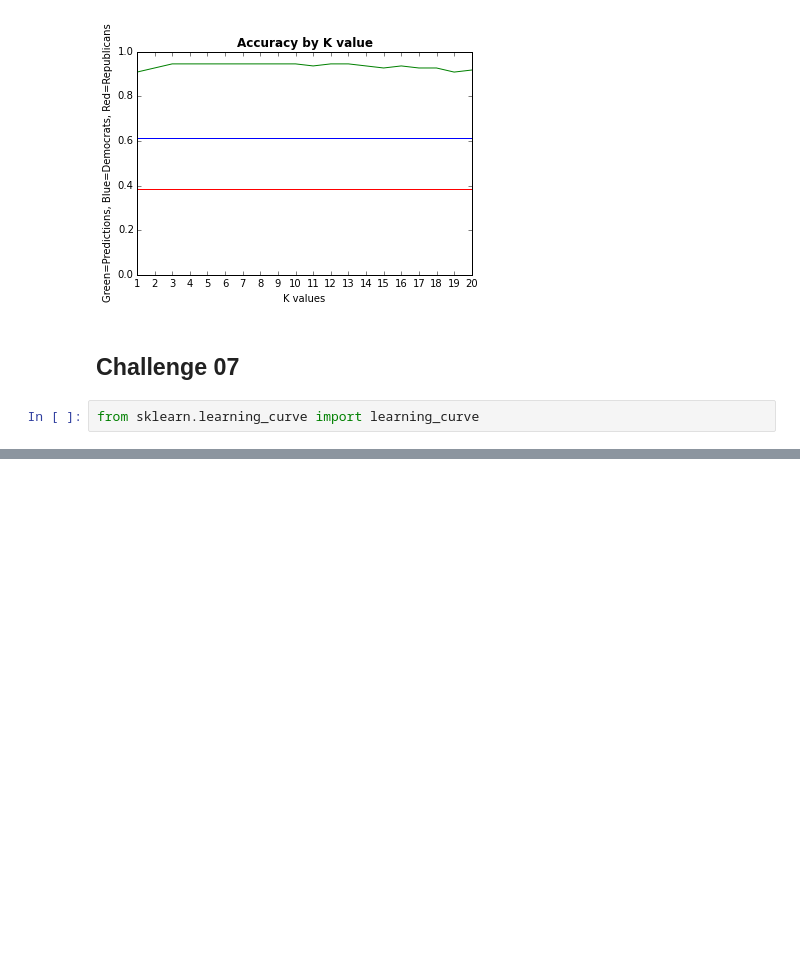
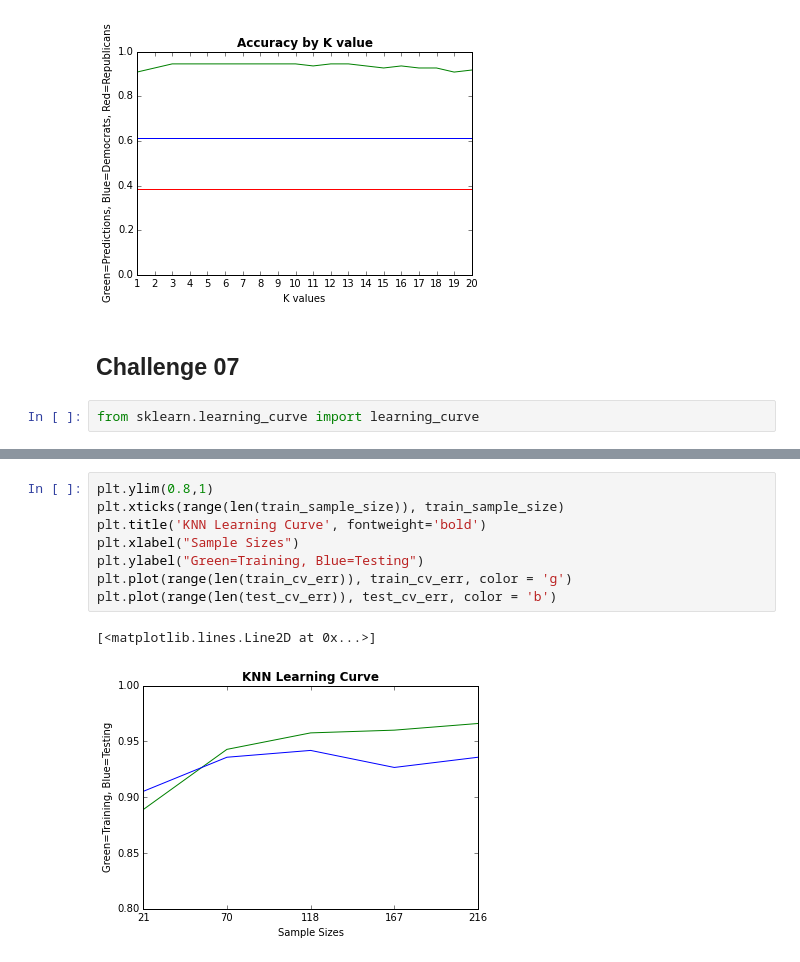
Before and after one commit to marcolunardi/metis, a Jupyter notebook: mcnulty_work/mcnulty_supervised_challenges.ipynb, the cells around one changed output, grey strips where cells are left out. Drawn from its saved outputs; the diff is of its cells as text; blank space fills up the shorter version.

```diff
--- a/mcnulty_work/mcnulty_supervised_challenges.ipynb
+++ b/mcnulty_work/mcnulty_supervised_challenges.ipynb
@@ -270,0 +319,11 @@ train_sizes, train_scores, valid_scores = learning_curve(SVC(kernel='linear'), X
+# %%
+plt.ylim(0.8,1)
+plt.xticks(range(len(train_sample_size)), train_sample_size)
+plt.title('KNN Learning Curve', fontweight='bold')
+plt.xlabel("Sample Sizes")
+plt.ylabel("Green=Training, Blue=Testing")
+plt.plot(range(len(train_cv_err)), train_cv_err, color = 'g')
+plt.plot(range(len(test_cv_err)), test_cv_err, color = 'b')
+# %% [output]
+[<matplotlib.lines.Line2D at 0x...>]
+[figure, added]
```
Also changed, not shown: parts of 12 cells of this notebook.
